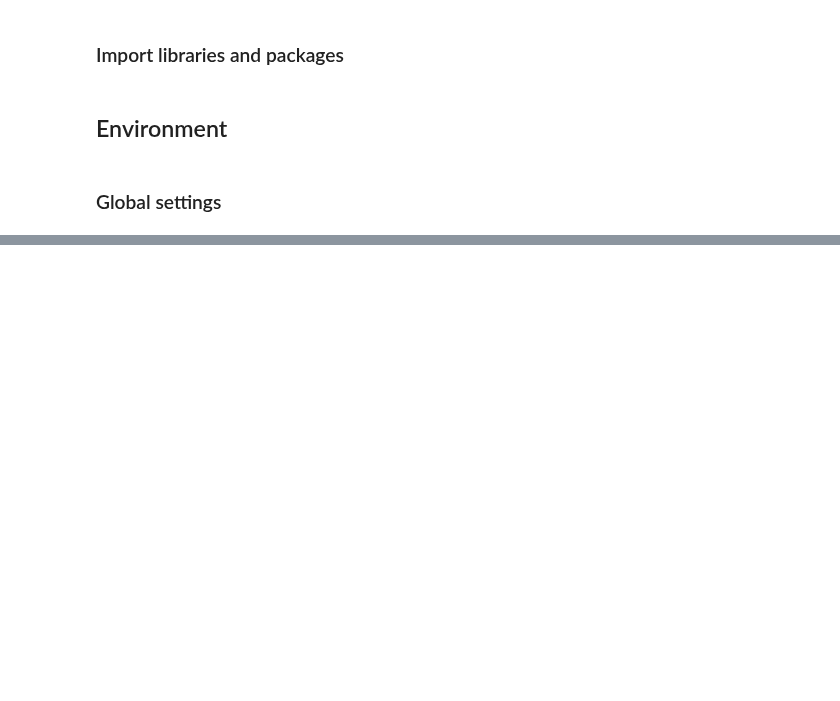
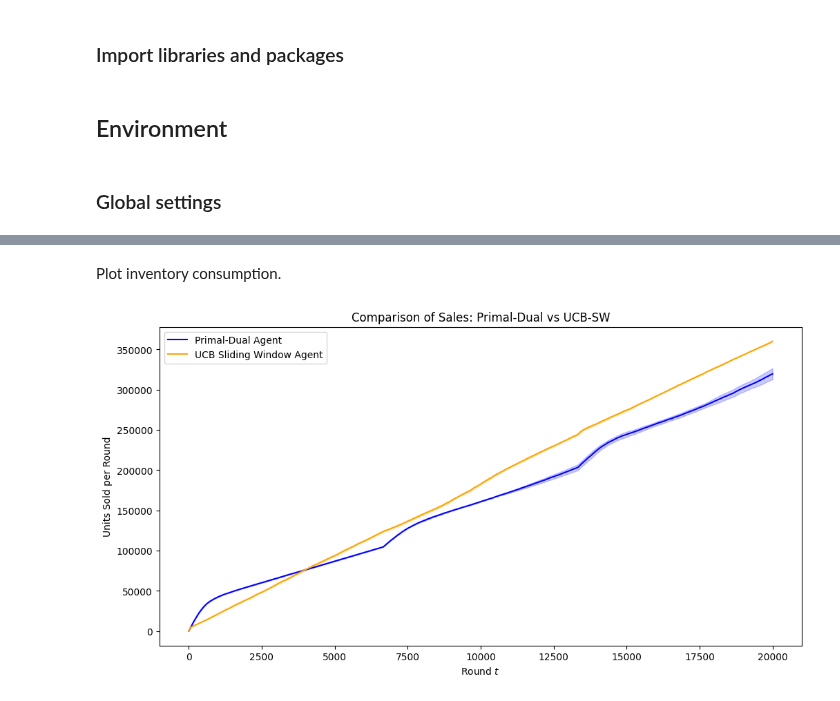
Before and after one commit to peetceenatoo/online-learning, a Jupyter notebook: R5.ipynb, the cells around one changed output, grey strips where cells are left out. Drawn from its saved outputs; the diff is of its cells as text; code cells hidden in the pictures; blank space fills up the shorter version.

```diff
--- a/R5.ipynb
+++ b/R5.ipynb
@@ -910,0 +405,25 @@ plt.legend()
+# %% [markdown]
+Plot inventory consumption.
+# %%
+sales_pd = np.array(all_sales_dual['primal_dual'])   # shape (n_trials, T)
+sales_ucb = np.array(all_sales_dual['ucb_sw'])
+
+mean_sales_pd = np.mean(sales_pd, axis=0)
+std_sales_pd = np.std(sales_pd, axis=0)
+
+mean_sales_ucb = np.mean(sales_ucb, axis=0)
+std_sales_ucb = np.std(sales_ucb, axis=0)
+
+plt.figure(figsize=(12, 6))
+plt.plot(mean_sales_pd, label='Primal-Dual Agent', color='blue')
+plt.fill_between(np.arange(T), mean_sales_pd - std_sales_pd, mean_sales_pd + std_sales_pd, color='blue', alpha=0.2)
+
+plt.plot(mean_sales_ucb, label='UCB Sliding Window Agent', color='orange')
+plt.fill_between(np.arange(T), mean_sales_ucb - std_sales_ucb, mean_sales_ucb + std_sales_ucb, color='orange', alpha=0.2)
+
+plt.xlabel('Round $t$')
+plt.ylabel('Units Sold per Round')
+plt.title('Comparison of Sales: Primal-Dual vs UCB-SW')
+_ = plt.legend()
+# %% [output]
+[figure, added]
```
Also changed, not shown: parts of 37 cells of this notebook, 2 other files.
